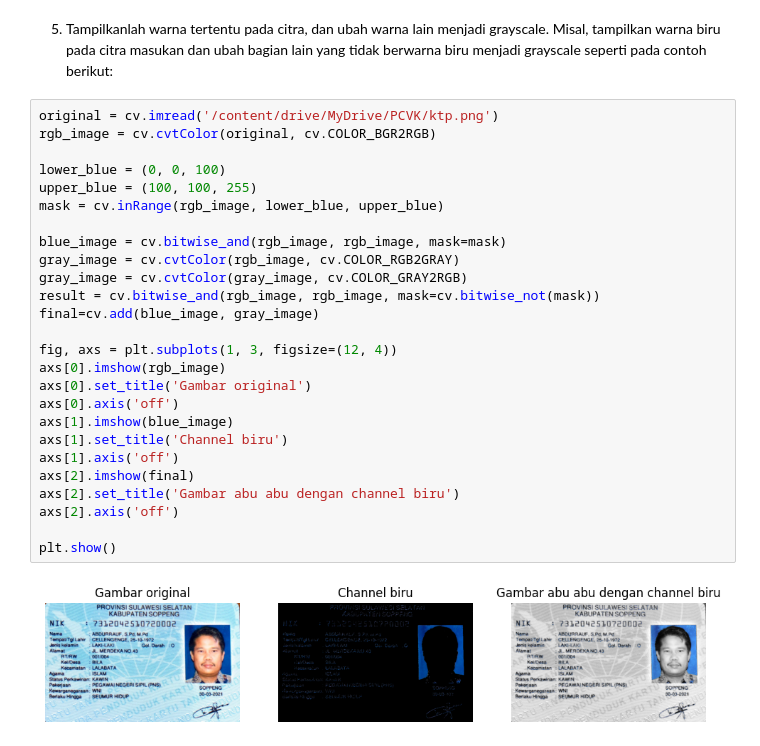
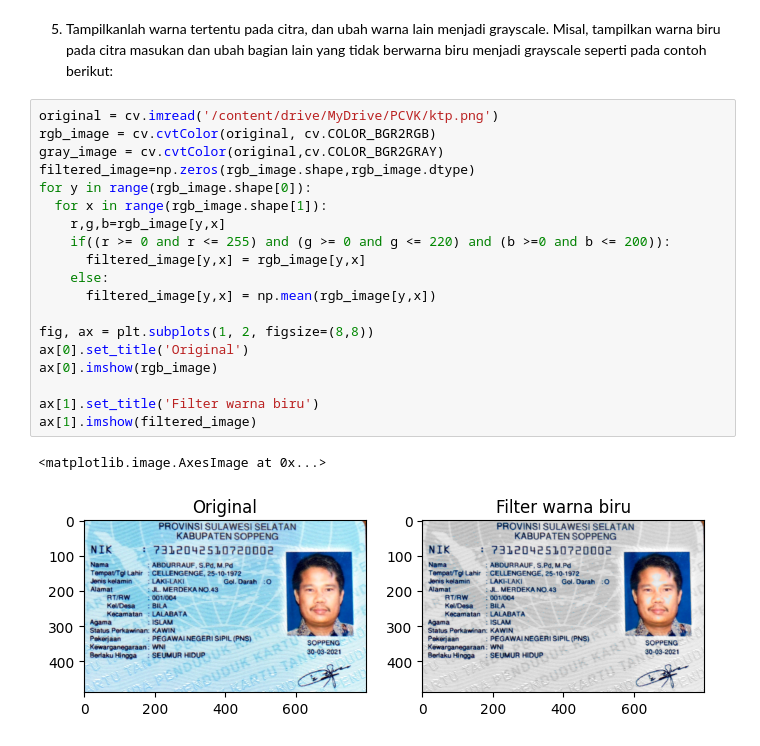
Before and after one commit to AdamPoi/PCVK, a Jupyter notebook: pcvk_week03.ipynb, the cells around one changed output. Saved outputs shown, nothing was run; the diff lists cells and outputs as text.

```diff
--- a/pcvk_week03.ipynb
+++ b/pcvk_week03.ipynb
@@ -218,31 +218,25 @@ Transformasi grayscale menggunakan averaging, lightness, dan luminance
 5. Tampilkanlah warna tertentu pada citra, dan ubah warna lain menjadi grayscale. Misal,
 tampilkan warna biru pada citra masukan dan ubah bagian lain yang tidak berwarna
 biru menjadi grayscale seperti pada contoh berikut:
-# %%
-original = cv.imread('/content/drive/MyDrive/PCVK/ktp.png')
-rgb_image = cv.cvtColor(original, cv.COLOR_BGR2RGB)
-
-lower_blue = (0, 0, 100)
-upper_blue = (100, 100, 255)
-mask = cv.inRange(rgb_image, lower_blue, upper_blue)
-
-blue_image = cv.bitwise_and(rgb_image, rgb_image, mask=mask)
-gray_image = cv.cvtColor(rgb_image, cv.COLOR_RGB2GRAY)
-gray_image = cv.cvtColor(gray_image, cv.COLOR_GRAY2RGB)
-result = cv.bitwise_and(rgb_image, rgb_image, mask=cv.bitwise_not(mask))
-final=cv.add(blue_image, gray_image)
-
-fig, axs = plt.subplots(1, 3, figsize=(12, 4))
-axs[0].imshow(rgb_image)
-axs[0].set_title('Gambar original')
-axs[0].axis('off')
-axs[1].imshow(blue_image)
-axs[1].set_title('Channel biru')
-axs[1].axis('off')
-axs[2].imshow(final)
-axs[2].set_title('Gambar abu abu dengan channel biru')
-axs[2].axis('off')
-
-plt.show()
-# %% [output]
-[figure, removed]
+# %%
+original = cv.imread('/content/drive/MyDrive/PCVK/ktp.png')
+rgb_image = cv.cvtColor(original, cv.COLOR_BGR2RGB)
+gray_image = cv.cvtColor(original,cv.COLOR_BGR2GRAY)
+filtered_image=np.zeros(rgb_image.shape,rgb_image.dtype)
+for y in range(rgb_image.shape[0]):
+  for x in range(rgb_image.shape[1]):
+    r,g,b=rgb_image[y,x]
+    if((r >= 0 and r <= 255) and (g >= 0 and g <= 220) and (b >=0 and b <= 200)):
+      filtered_image[y,x] = rgb_image[y,x]
+    else:
+      filtered_image[y,x] = np.mean(rgb_image[y,x])
+
+fig, ax = plt.subplots(1, 2, figsize=(8,8))
+ax[0].set_title('Original')
+ax[0].imshow(rgb_image)
+
+ax[1].set_title('Filter warna biru')
+ax[1].imshow(filtered_image)
+# %% [output]
+<matplotlib.image.AxesImage at 0x...>
+[figure, added]
```
